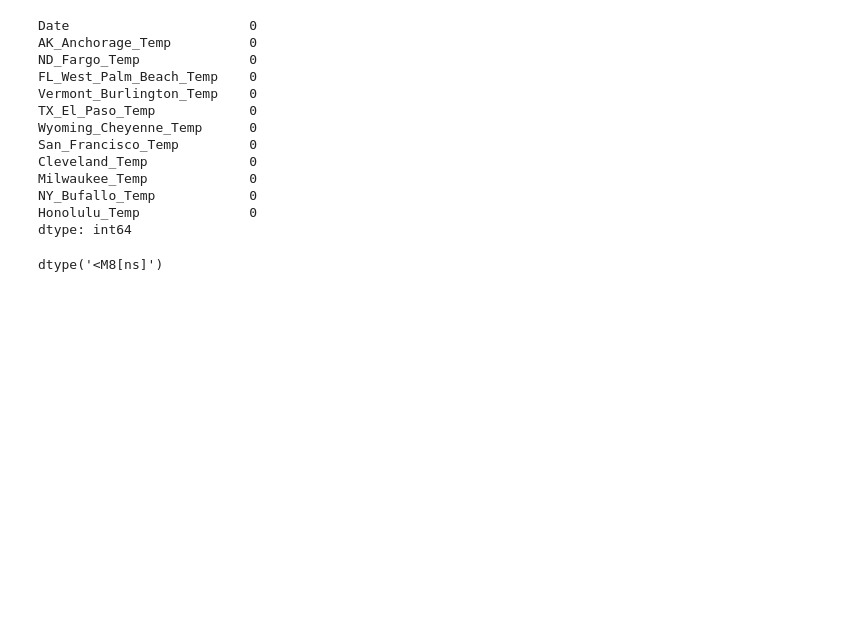
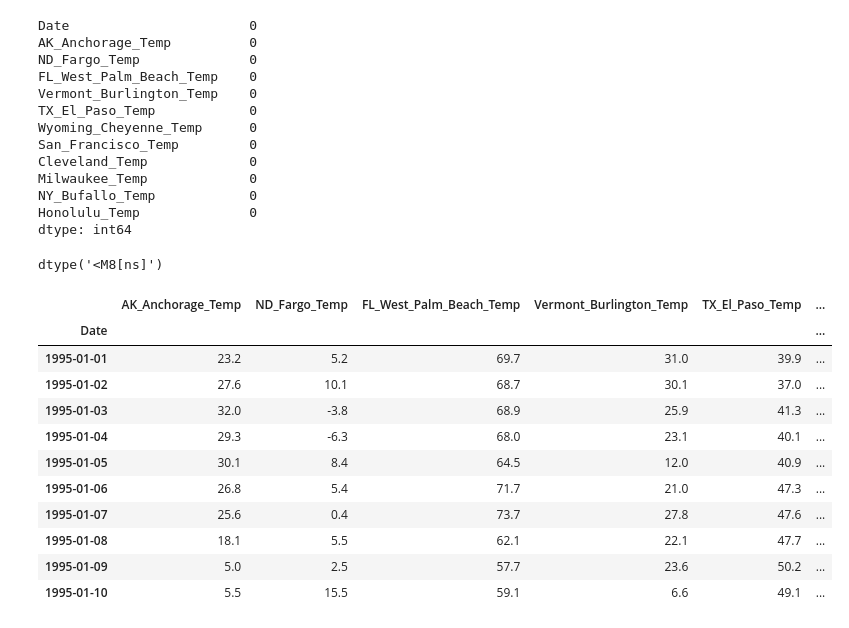
Before and after one commit to nshang88/Capstone-Projects, a Jupyter notebook: Climate_change.ipynb, the cells around one changed output. Cells and saved outputs as stored; diff of their text form; code cells hidden in the pictures; blank space fills up the shorter version.

```diff
--- a/Climate_change.ipynb
+++ b/Climate_change.ipynb
@@ -103,5 +102,21 @@ dtype: int64
 climate_data.Date.dtype
 # %% [output]
 dtype('<M8[ns]')
+# %%
+climate_data=climate_data.set_index(['Date'])
+climate_data.head(10)
+# %% [output]
+|  | AK_Anchorage_Temp | ND_Fargo_Temp | FL_West_Palm_Beach_Temp | Vermont_Burlington_Temp | TX_El_Paso_Temp | ... |
+| Date |  |  |  |  |  | ... |
+| 1995-01-01 | 23.2 | 5.2 | 69.7 | 31.0 | 39.9 | ... |
+| 1995-01-02 | 27.6 | 10.1 | 68.7 | 30.1 | 37.0 | ... |
+| 1995-01-03 | 32.0 | -3.8 | 68.9 | 25.9 | 41.3 | ... |
+| 1995-01-04 | 29.3 | -6.3 | 68.0 | 23.1 | 40.1 | ... |
+| 1995-01-05 | 30.1 | 8.4 | 64.5 | 12.0 | 40.9 | ... |
+| 1995-01-06 | 26.8 | 5.4 | 71.7 | 21.0 | 47.3 | ... |
+| 1995-01-07 | 25.6 | 0.4 | 73.7 | 27.8 | 47.6 | ... |
+| 1995-01-08 | 18.1 | 5.5 | 62.1 | 22.1 | 47.7 | ... |
+| 1995-01-09 | 5.0 | 2.5 | 57.7 | 23.6 | 50.2 | ... |
+| 1995-01-10 | 5.5 | 15.5 | 59.1 | 6.6 | 49.1 | ... |
 # %%
 # Find the outliers in the temperature data
```
Also changed, not shown: parts of 18 cells of this notebook.
